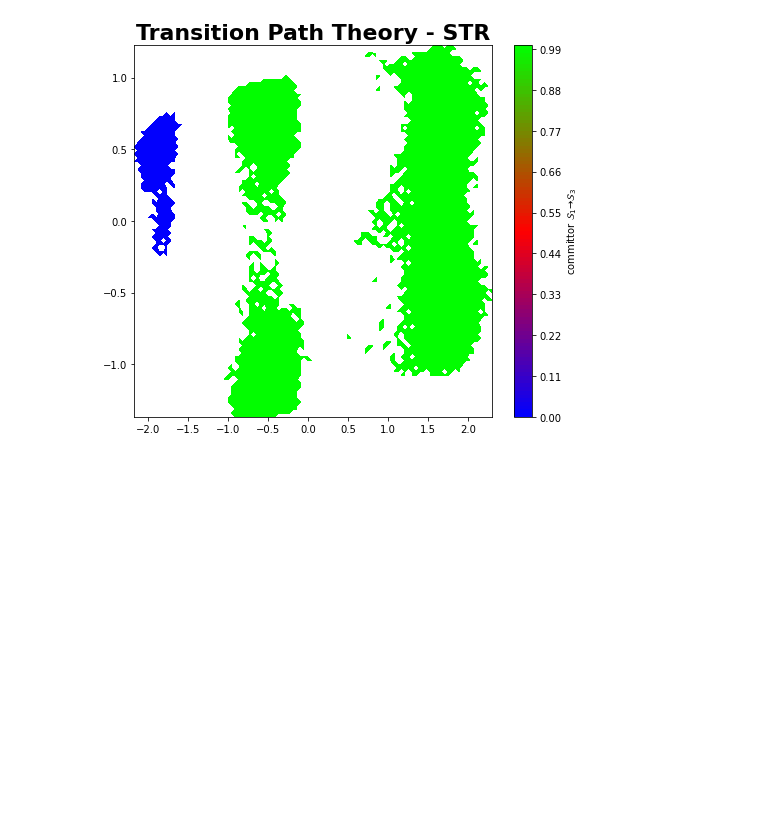
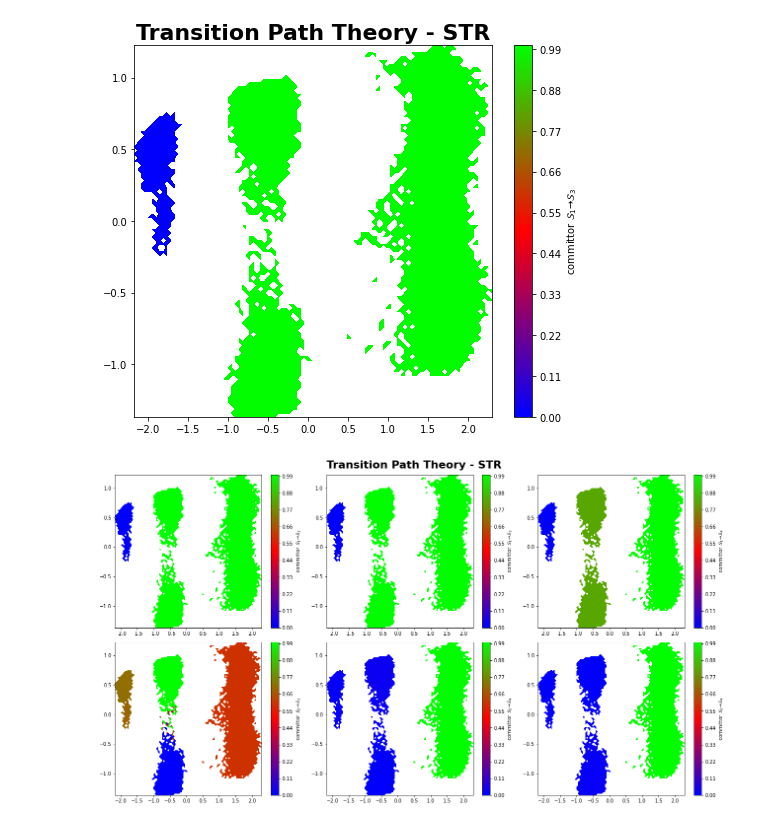
Before and after one commit to saguileran/MD-SCPI, a Jupyter notebook: NoteBooks/PyEMMA_STR.ipynb, the cells around one changed output. Saved outputs shown, nothing was run; the diff lists cells and outputs as text; code cells hidden in the pictures; blank space fills up the shorter version.

```diff
--- a/NoteBooks/PyEMMA_STR.ipynb
+++ b/NoteBooks/PyEMMA_STR.ipynb
@@ -396,3 +396,32 @@ plt.title('Transition Path Theory - '+ligand, fontweight='bold', fontsize='22')
 fig.tight_layout()
 # %% [output]
 [figure]
+# %%
+fig, axes = plt.subplots(2,3, figsize=(18, 10))
+
+# --------- 1->2, 1->3, 1->4 ----------
+for i in range(1,nstates):
+  flux = pyemma.msm.tpt(msm, msm.metastable_sets[0], msm.metastable_sets[i])
+  cg, cgflux = flux.coarse_grain(msm.metastable_sets)
+  pyemma.plots.plot_contour(*tica_concatenated[:, [c1,c2]].T, flux.committor[dtrajs_concatenated], cmap='brg', ax=axes[0, i-1], mask=True,
+                            cbar_label=r'committor $\mathcal{S}_%d \to \mathcal{S}_%d$' % (0 + 1, i + 1))
+# --------- 2->3 ----------
+flux = pyemma.msm.tpt(msm, msm.metastable_sets[1], msm.metastable_sets[2])
+cg, cgflux = flux.coarse_grain(msm.metastable_sets)
+pyemma.plots.plot_contour(*tica_concatenated[:, [c1,c2]].T, flux.committor[dtrajs_concatenated], cmap='brg', ax=axes[1, 0], mask=True,
+                          cbar_label=r'committor $\mathcal{S}_%d \to \mathcal{S}_%d$' % (1 + 1, 2 + 1))
+# --------- 2->4 ----------
+flux = pyemma.msm.tpt(msm, msm.metastable_sets[1], msm.metastable_sets[3])
+cg, cgflux = flux.coarse_grain(msm.metastable_sets)
+pyemma.plots.plot_contour(*tica_concatenated[:, [c1,c2]].T, flux.committor[dtrajs_concatenated], cmap='brg', ax=axes[1, 1], mask=True,
+                          cbar_label=r'committor $\mathcal{S}_%d \to \mathcal{S}_%d$' % (1 + 1, 3 + 1))
+# --------- 3->4 ----------
+flux = pyemma.msm.tpt(msm, msm.metastable_sets[2], msm.metastable_sets[3])
+cg, cgflux = flux.coarse_grain(msm.metastable_sets)
+pyemma.plots.plot_contour(*tica_concatenated[:, [c1,c2]].T, flux.committor[dtrajs_concatenated], cmap='brg', ax=axes[1, 2], mask=True,
+                          cbar_label=r'committor $\mathcal{S}_%d \to \mathcal{S}_%d$' % (2 + 1, 3 + 1))
+
+plt.suptitle('Transition Path Theory - '+ligand, fontweight='bold', fontsize='22')
+fig.tight_layout()
+# %% [output]
+[figure, added]
```
Also changed, not shown: parts of 2 cells of this notebook.
